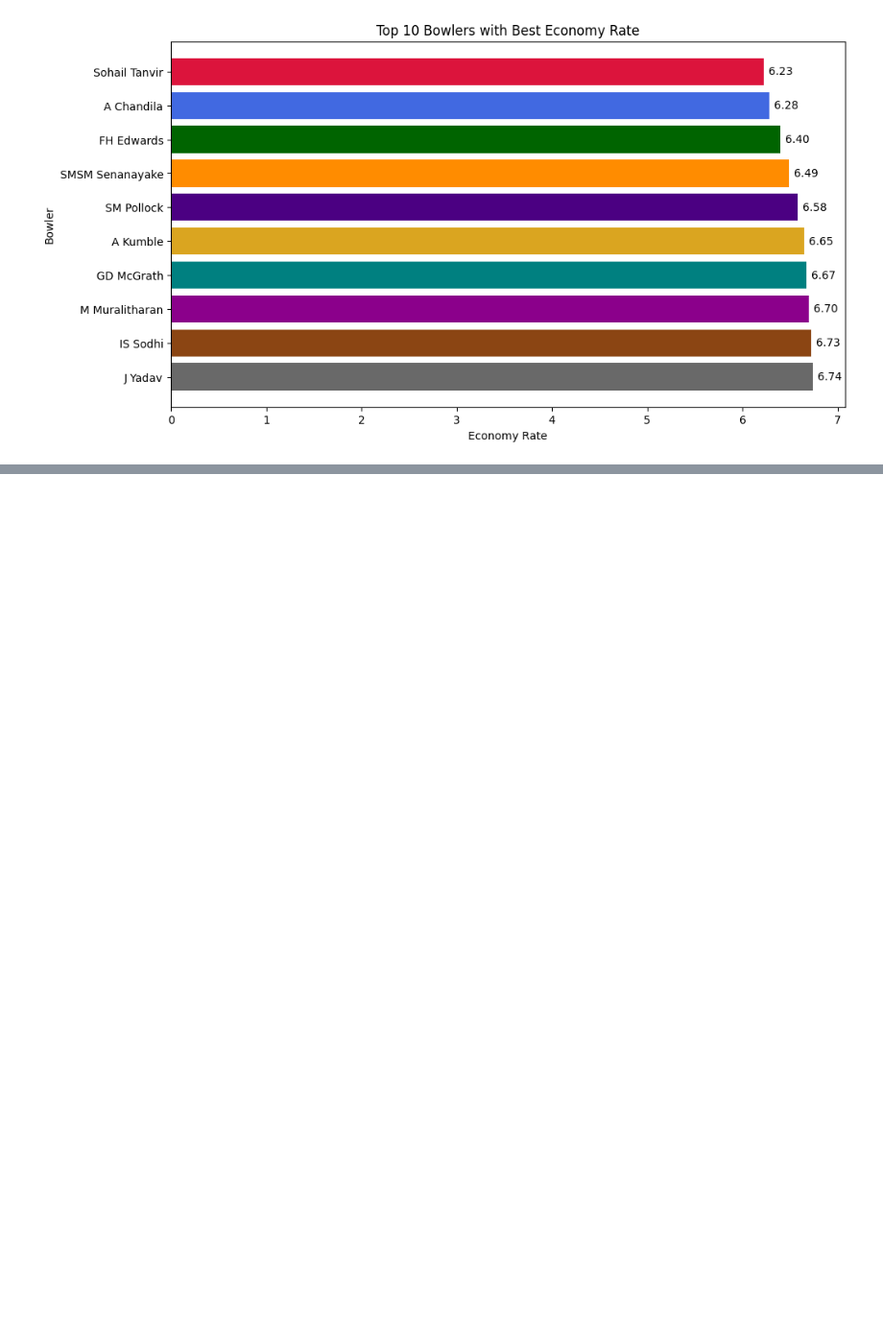
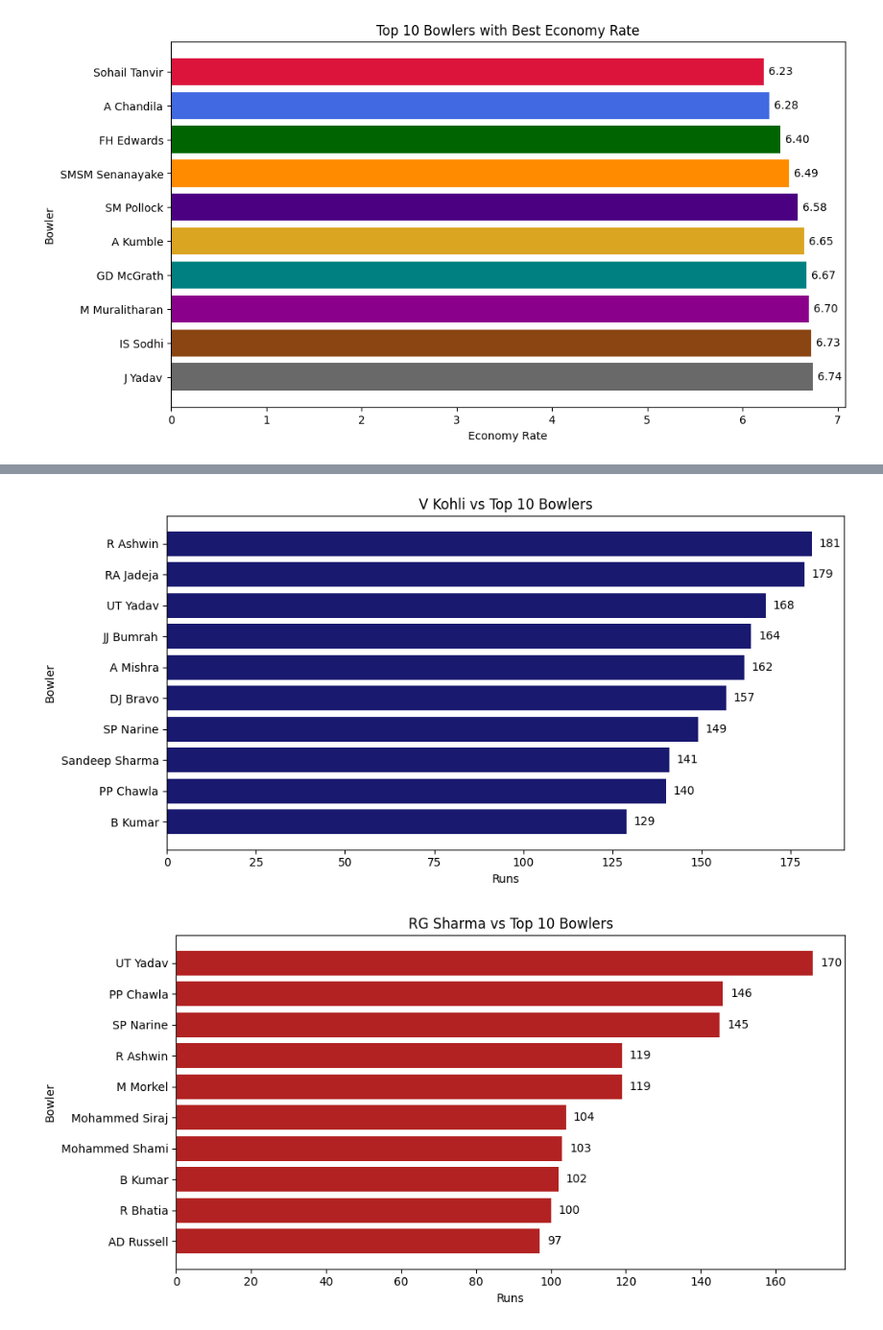
Before and after one commit to samifahim07/Smart-Cricket-Analytics-Ball-by-Ball-Event-Prediction-using-Machine-Learning, a Jupyter notebook: smart_analysis.ipynb, the cells around one changed output, grey strips where cells are left out. Shown at 96% size. Drawn from its saved outputs; the diff is of its cells as text; code cells hidden in the pictures; blank space fills up the shorter version.

```diff
--- a/smart_analysis.ipynb
+++ b/smart_analysis.ipynb
@@ -490,0 +566,53 @@ plt.show()
+# %%
+# Top 5 batters
+top_batters = (
+    df.groupby("Batter")["BatsmanRun"]
+    .sum()
+    .sort_values(ascending=False)
+    .head(5)
+    .index
+)
+
+# One color for each batter
+colors = [
+    "midnightblue",
+    "firebrick",
+    "forestgreen",
+    "darkgoldenrod",
+    "darkviolet"
+]
+
+for batter, color in zip(top_batters, colors):
+
+    data = df[df["Batter"] == batter]
+
+    runs = (
+        data.groupby("Bowler")["BatsmanRun"]
+        .sum()
+        .sort_values(ascending=False)
+        .head(10)
+    )
+
+    plt.figure(figsize=(10,5))
+
+    plt.barh(
+        runs.index,
+        runs.values,
+        color=color
+    )
+
+    plt.gca().invert_yaxis()
+
+    # Value labels
+    for i, value in enumerate(runs.values):
+        plt.text(value + 2, i, str(value), va='center')
+
+    plt.title(f"{batter} vs Top 10 Bowlers")
+    plt.xlabel("Runs")
+    plt.ylabel("Bowler")
+
+    plt.tight_layout()
+    plt.show()
+# %% [output]
+[figure, added]
+[figure, added]
```
Also changed, not shown: parts of 3 cells of this notebook.
